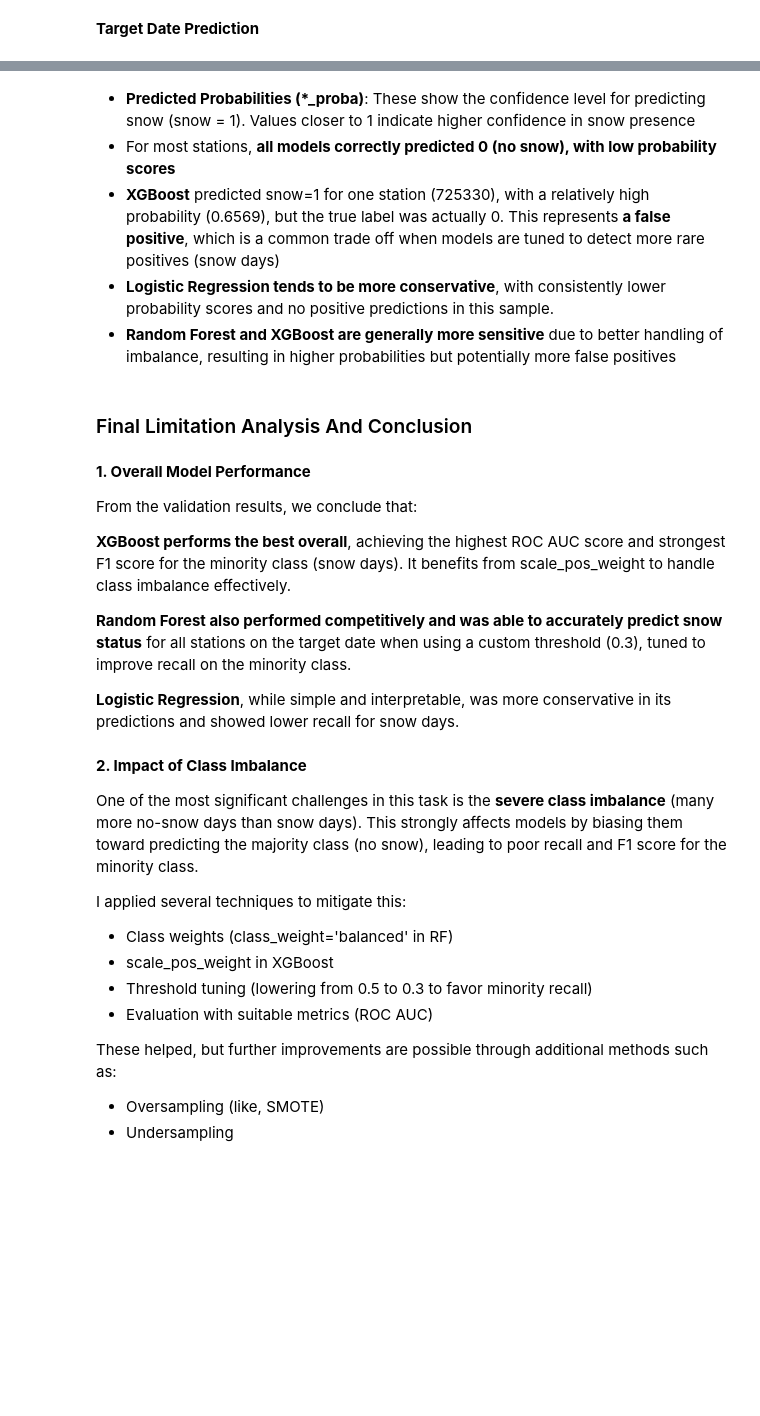
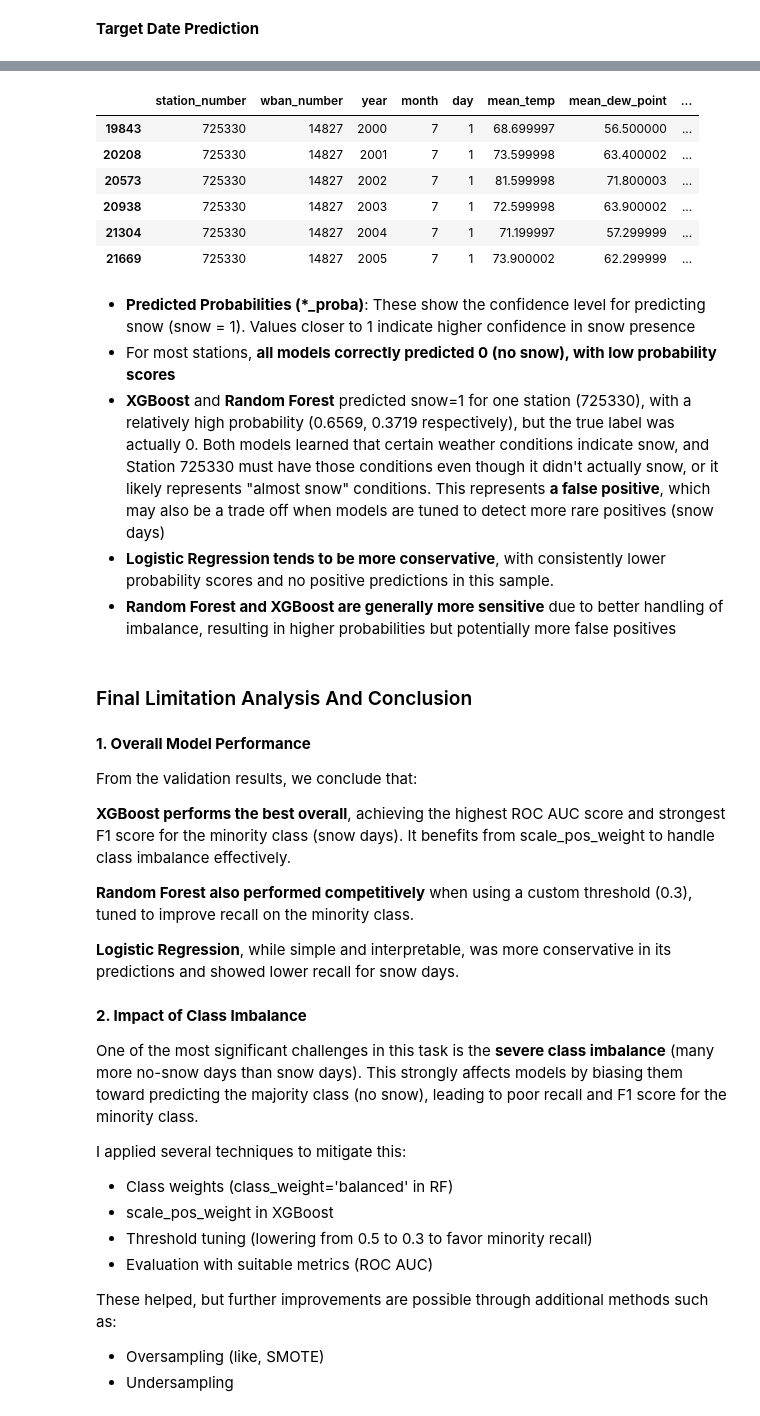
Before and after one commit to yanghang0918/Will-it-snow-tomorrow-, a Jupyter notebook: Coding Challenge.ipynb, the cells around one changed output, grey strips where cells are left out. Cells and saved outputs as stored; diff of their text form; code cells hidden in the pictures; blank space fills up the shorter version.

```diff
--- a/Coding Challenge.ipynb
+++ b/Coding Challenge.ipynb
@@ -999,7 +999,18 @@ final_results
+# %%
+#pd.set_option('display.max_columns', None)
+df[(df['month'] == 7) & (df['day'] == 1) & (df['station_number'] == 725330)]
+# %% [output]
+|  | station_number | wban_number | year | month | day | mean_temp | mean_dew_point | ... |
+| 19843 | 725330 | 14827 | 2000 | 7 | 1 | 68.699997 | 56.500000 | ... |
+| 20208 | 725330 | 14827 | 2001 | 7 | 1 | 73.599998 | 63.400002 | ... |
+| 20573 | 725330 | 14827 | 2002 | 7 | 1 | 81.599998 | 71.800003 | ... |
+| 20938 | 725330 | 14827 | 2003 | 7 | 1 | 72.599998 | 63.900002 | ... |
+| 21304 | 725330 | 14827 | 2004 | 7 | 1 | 71.199997 | 57.299999 | ... |
+| 21669 | 725330 | 14827 | 2005 | 7 | 1 | 73.900002 | 62.299999 | ... |
 # %% [markdown]
 - **Predicted Probabilities (*_proba)**: These show the confidence level for predicting snow (snow = 1). Values closer to 1 indicate higher confidence in snow presence
 - For most stations, **all models correctly predicted 0 (no snow), with low probability scores**
-- **XGBoost** predicted snow=1 for one station (725330), with a relatively high probability (0.6569), but the true label was actually 0. This represents **a false positive**, which is a common trade off when models are tuned to detect more rare positives (snow days)
+- **XGBoost** and **Random Forest** predicted snow=1 for one station (725330), with a relatively high probability (0.6569, 0.3719 respectively), but the true label was actually 0. Both models learned that certain weather conditions indicate snow, and Station 725330 must have those conditions even though it didn't actually snow, or it likely represents "almost snow" conditions. This represents **a false positive**, which may also be a trade off when models are tuned to detect more rare positives (snow days)
 - **Logistic Regression tends to be more conservative**, with consistently lower probability scores and no positive predictions in this sample.
 - **Random Forest and XGBoost are generally more sensitive** due to better handling of imbalance, resulting in higher probabilities but potentially more false positives
 # %% [markdown]
@@ -1011,7 +1022,7 @@ From the validation results, we conclude that:
 
 **XGBoost performs the best overall**, achieving the highest ROC AUC score and strongest F1 score for the minority class (snow days). It benefits from scale_pos_weight to handle class imbalance effectively.
 
-**Random Forest also performed competitively and was able to accurately predict snow status** for all stations on the target date when using a custom threshold (0.3), tuned to improve recall on the minority class.
+**Random Forest also performed competitively** when using a custom threshold (0.3), tuned to improve recall on the minority class.
 
 **Logistic Regression**, while simple and interpretable, was more conservative in its predictions and showed lower recall for snow days.
 # %% [markdown]
```
Also changed, not shown: parts of 5 cells of this notebook, 1 other file.
